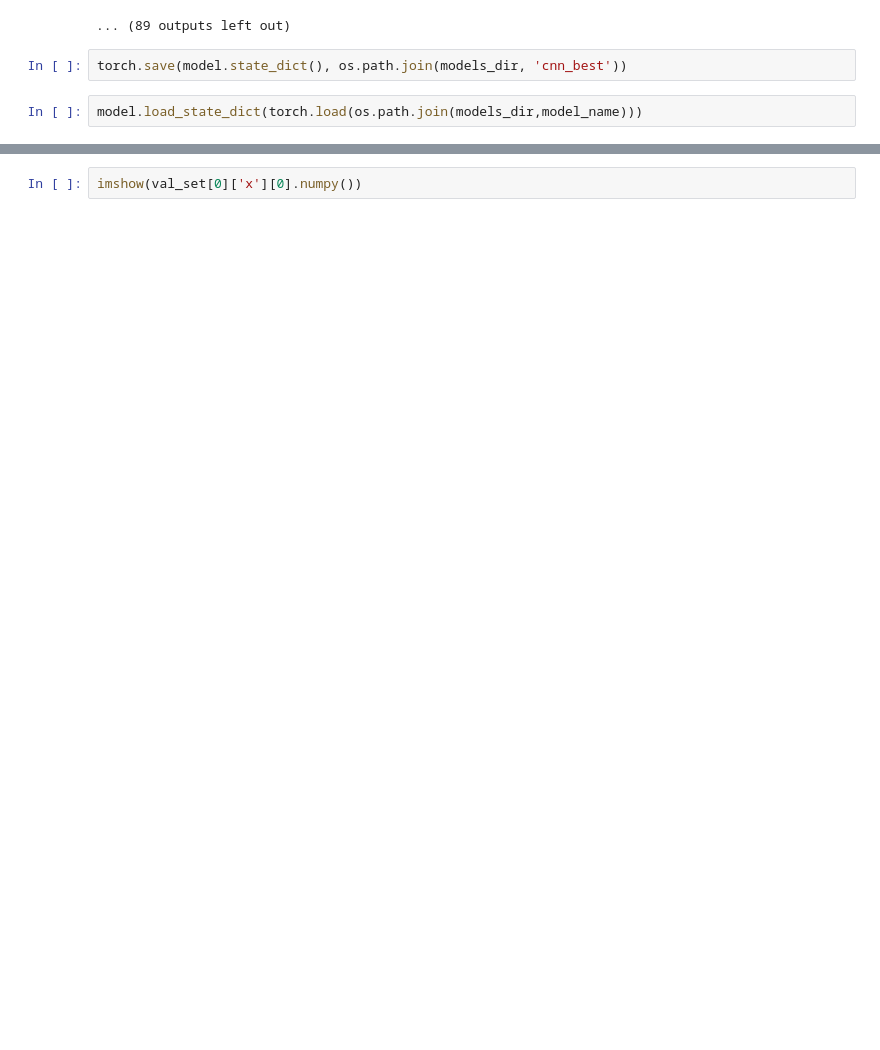
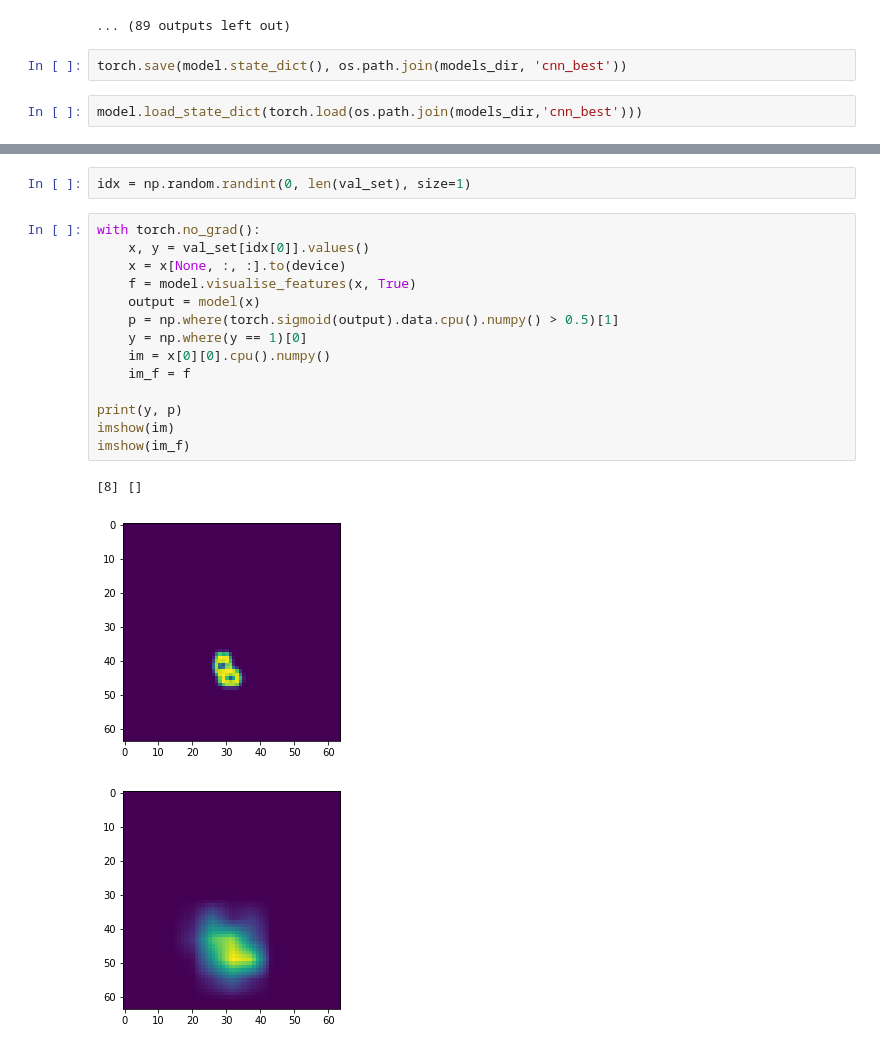
Before and after one commit to abhigoyal1997/transformed-mnist, a Jupyter notebook: main.ipynb, the cells around one changed output, grey strips where cells are left out. Drawn from its saved outputs; the diff is of its cells as text; blank space fills up the shorter version.

Commit message:
Added activated feature visualisation

```diff
--- a/main.ipynb
+++ b/main.ipynb
@@ -157,7 +160,7 @@ Model Saved!
 # %%
 torch.save(model.state_dict(), os.path.join(models_dir, 'cnn_best'))
 # %%
-model.load_state_dict(torch.load(os.path.join(models_dir,model_name)))
+model.load_state_dict(torch.load(os.path.join(models_dir,'cnn_best')))
 # %%
 y_true = []
 y_pred = []
@@ -186,2 +192,20 @@ print('Average f1-score = {}'.format(avg_f1score))
-# %%
-imshow(val_set[0]['x'][0].numpy())
+# %%
+idx = np.random.randint(0, len(val_set), size=1)
+# %%
+with torch.no_grad():
+    x, y = val_set[idx[0]].values()
+    x = x[None, :, :].to(device)
+    f = model.visualise_features(x, True)
+    output = model(x)
+    p = np.where(torch.sigmoid(output).data.cpu().numpy() > 0.5)[1]
+    y = np.where(y == 1)[0]
+    im = x[0][0].cpu().numpy()
+    im_f = f
+
+print(y, p)
+imshow(im)
+imshow(im_f)
+# %% [output]
+[8] []
+[figure, added]
+[figure, added]
```
Also changed, not shown: parts of 2 cells of this notebook, 1 other file.
